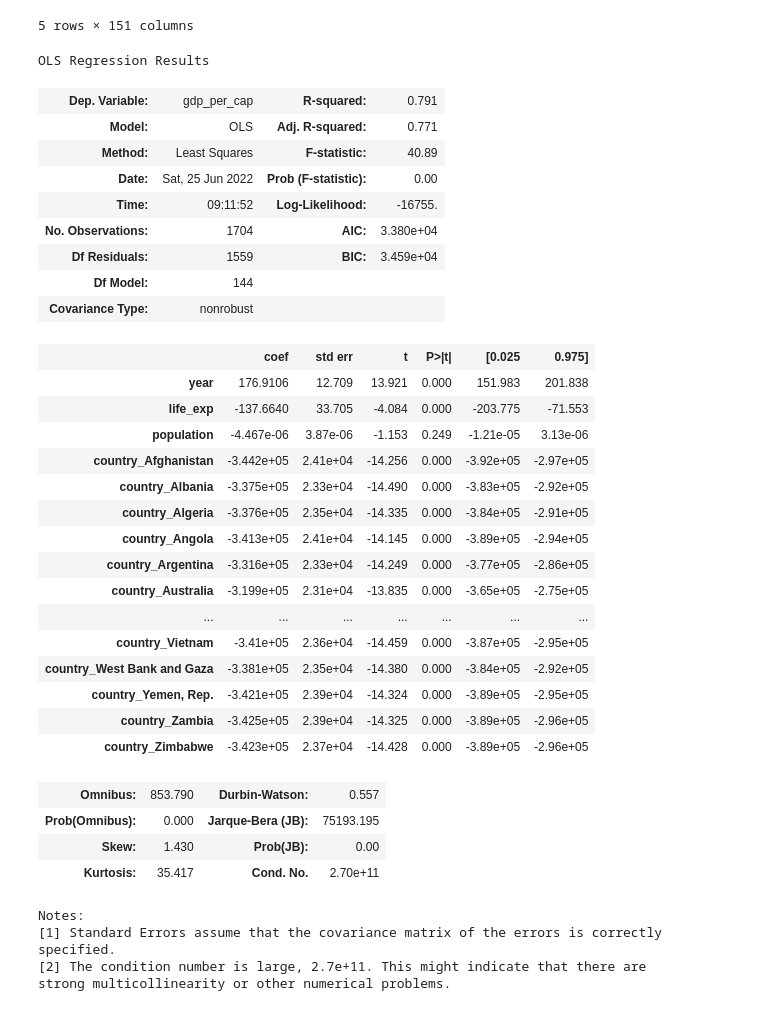
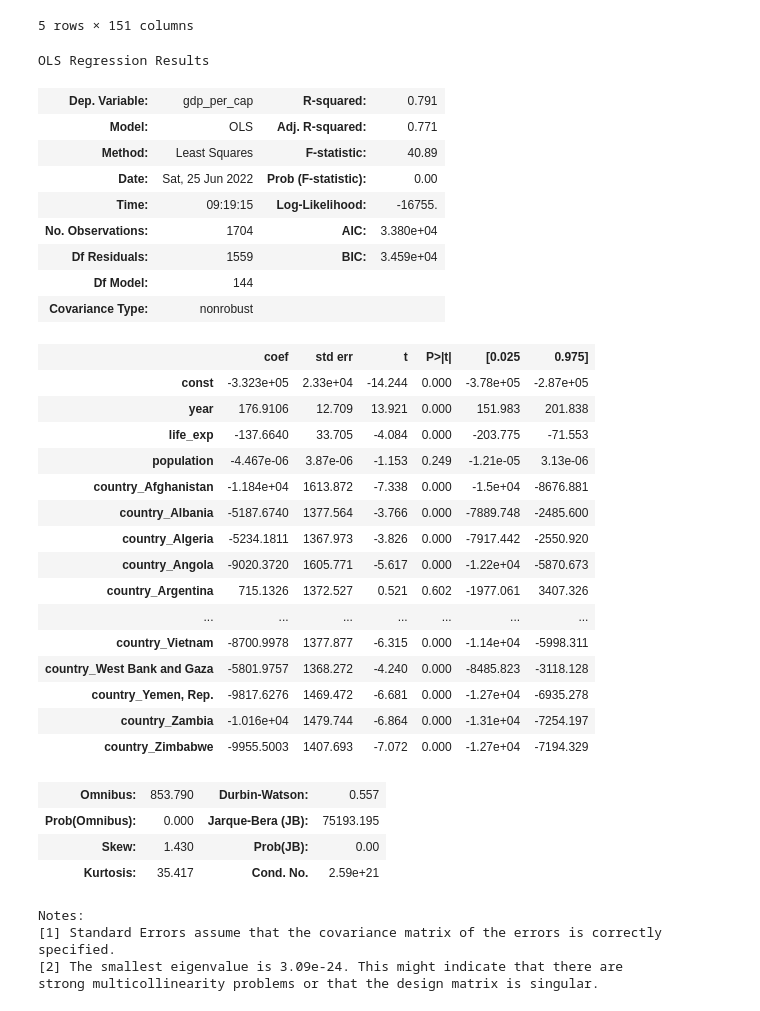
Before and after one commit to annesteinbach/supervised_learning_implementation, a Jupyter notebook: linear_regression.ipynb, the cells around one changed output. Cells and saved outputs as stored; diff of their text form; code cells hidden in the pictures.

```diff
--- a/linear_regression.ipynb
+++ b/linear_regression.ipynb
@@ -258,5 +260,7 @@ df_dummy_country = df_dummy_country.drop(columns=['continent_Africa', 'continent
 X_dummy_country = df_dummy_country.drop(columns=['gdp_per_cap'])
 # %%
 Y_dummy_country = df_dummy_country.gdp_per_cap
+# %%
+X_dummy_country = sm.add_constant(X_dummy_country)
 # %%
-model_constant = sm.OLS(Y_dummy_country, X_dummy_country)
+model_dummy_country = sm.OLS(Y_dummy_country, X_dummy_country)
@@ -265,37 +267,39 @@ results_constant = model_constant.fit()
+# %%
+results_dummy_country = model_dummy_country.fit()
 # %%
-results_constant.summary()
+results_dummy_country.summary()
 # %% [output]
 OLS Regression Results
 | Dep. Variable: | gdp_per_cap | R-squared: | 0.791 |
 | Model: | OLS | Adj. R-squared: | 0.771 |
 | Method: | Least Squares | F-statistic: | 40.89 |
 | Date: | Sat, 25 Jun 2022 | Prob (F-statistic): | 0.00 |
-| Time: | 09:11:52 | Log-Likelihood: | -16755. |
+| Time: | 09:19:15 | Log-Likelihood: | -16755. |
 | No. Observations: | 1704 | AIC: | 3.380e+04 |
 | Df Residuals: | 1559 | BIC: | 3.459e+04 |
 | Df Model: | 144 |  |  |
 | Covariance Type: | nonrobust |  |  |
 |  | coef | std err | t | P>|t| | [0.025 | 0.975] |
+| const | -3.323e+05 | 2.33e+04 | -14.244 | 0.000 | -3.78e+05 | -2.87e+05 |
 | year | 176.9106 | 12.709 | 13.921 | 0.000 | 151.983 | 201.838 |
 | life_exp | -137.6640 | 33.705 | -4.084 | 0.000 | -203.775 | -71.553 |
 | population | -4.467e-06 | 3.87e-06 | -1.153 | 0.249 | -1.21e-05 | 3.13e-06 |
-| country_Afghanistan | -3.442e+05 | 2.41e+04 | -14.256 | 0.000 | -3.92e+05 | -2.97e+05 |
-| country_Albania | -3.375e+05 | 2.33e+04 | -14.490 | 0.000 | -3.83e+05 | -2.92e+05 |
-| country_Algeria | -3.376e+05 | 2.35e+04 | -14.335 | 0.000 | -3.84e+05 | -2.91e+05 |
-| country_Angola | -3.413e+05 | 2.41e+04 | -14.145 | 0.000 | -3.89e+05 | -2.94e+05 |
-| country_Argentina | -3.316e+05 | 2.33e+04 | -14.249 | 0.000 | -3.77e+05 | -2.86e+05 |
-| country_Australia | -3.199e+05 | 2.31e+04 | -13.835 | 0.000 | -3.65e+05 | -2.75e+05 |
+| country_Afghanistan | -1.184e+04 | 1613.872 | -7.338 | 0.000 | -1.5e+04 | -8676.881 |
+| country_Albania | -5187.6740 | 1377.564 | -3.766 | 0.000 | -7889.748 | -2485.600 |
+| country_Algeria | -5234.1811 | 1367.973 | -3.826 | 0.000 | -7917.442 | -2550.920 |
+| country_Angola | -9020.3720 | 1605.771 | -5.617 | 0.000 | -1.22e+04 | -5870.673 |
+| country_Argentina | 715.1326 | 1372.527 | 0.521 | 0.602 | -1977.061 | 3407.326 |
 | ... | ... | ... | ... | ... | ... | ... |
-| country_Vietnam | -3.41e+05 | 2.36e+04 | -14.459 | 0.000 | -3.87e+05 | -2.95e+05 |
-| country_West Bank and Gaza | -3.381e+05 | 2.35e+04 | -14.380 | 0.000 | -3.84e+05 | -2.92e+05 |
-| country_Yemen, Rep. | -3.421e+05 | 2.39e+04 | -14.324 | 0.000 | -3.89e+05 | -2.95e+05 |
-| country_Zambia | -3.425e+05 | 2.39e+04 | -14.325 | 0.000 | -3.89e+05 | -2.96e+05 |
-| country_Zimbabwe | -3.423e+05 | 2.37e+04 | -14.428 | 0.000 | -3.89e+05 | -2.96e+05 |
+| country_Vietnam | -8700.9978 | 1377.877 | -6.315 | 0.000 | -1.14e+04 | -5998.311 |
+| country_West Bank and Gaza | -5801.9757 | 1368.272 | -4.240 | 0.000 | -8485.823 | -3118.128 |
+| country_Yemen, Rep. | -9817.6276 | 1469.472 | -6.681 | 0.000 | -1.27e+04 | -6935.278 |
+| country_Zambia | -1.016e+04 | 1479.744 | -6.864 | 0.000 | -1.31e+04 | -7254.197 |
+| country_Zimbabwe | -9955.5003 | 1407.693 | -7.072 | 0.000 | -1.27e+04 | -7194.329 |
 | Omnibus: | 853.790 | Durbin-Watson: | 0.557 |
 | Prob(Omnibus): | 0.000 | Jarque-Bera (JB): | 75193.195 |
 | Skew: | 1.430 | Prob(JB): | 0.00 |
-| Kurtosis: | 35.417 | Cond. No. | 2.70e+11 |
+| Kurtosis: | 35.417 | Cond. No. | 2.59e+21 |
 Notes:
 [1] Standard Errors assume that the covariance matrix of the errors is correctly specified.
-[2] The condition number is large, 2.7e+11. This might indicate that there are
-strong multicollinearity or other numerical problems.
+[2] The smallest eigenvalue is 3.09e-24. This might indicate that there are
+strong multicollinearity problems or that the design matrix is singular.
```
Also changed, not shown: parts of 8 cells of this notebook.
